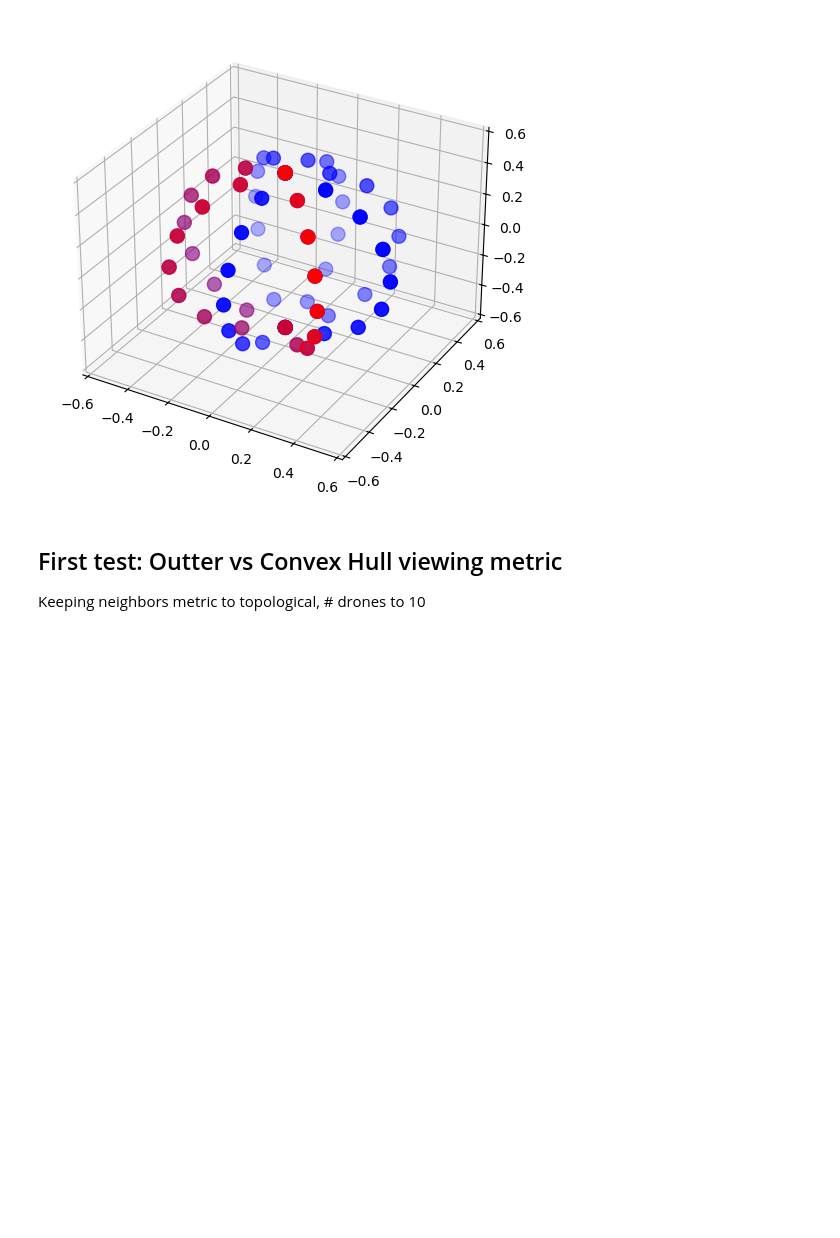
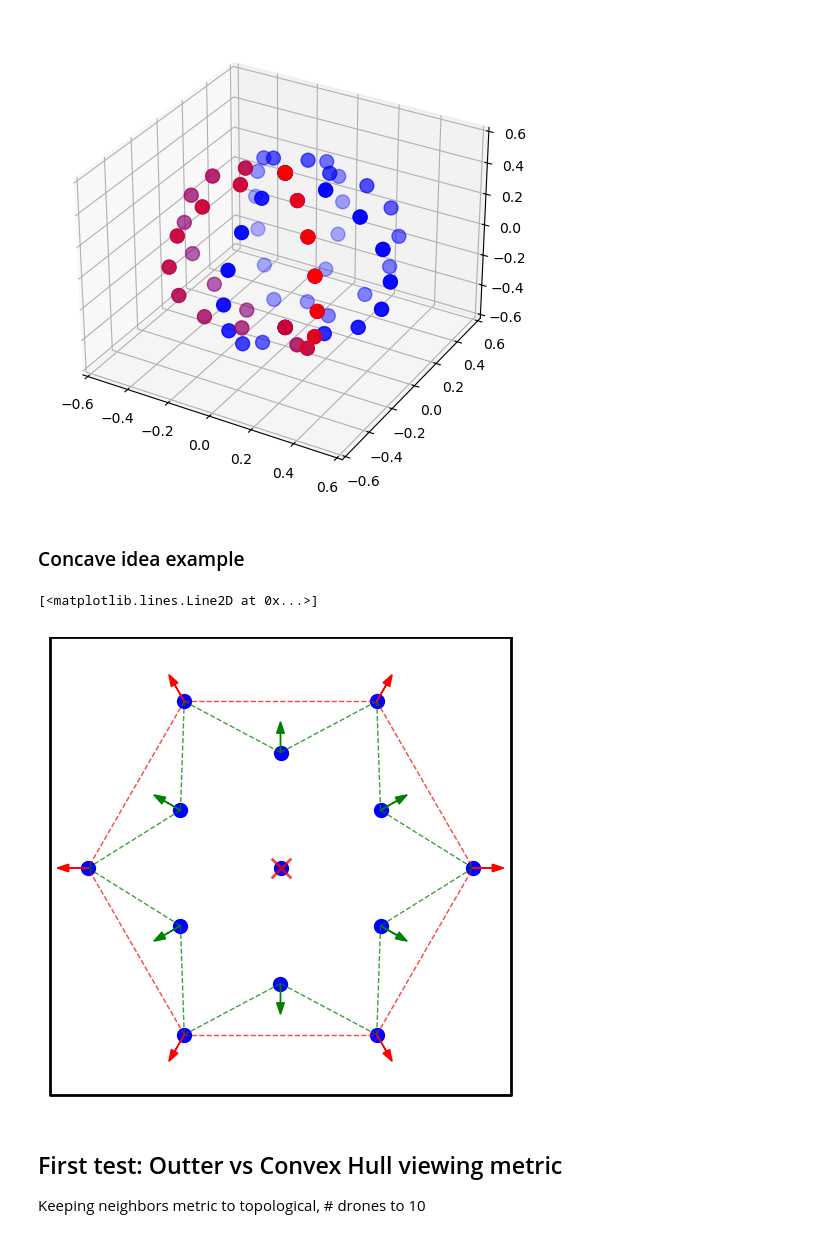
Before and after one commit to Alex0021/Robotic_Project1, a Jupyter notebook: notebooks/metric_eval.ipynb, the cells around one changed output. Drawn from its saved outputs; the diff is of its cells as text; code cells hidden in the pictures; blank space fills up the shorter version.

Commit message:
Added example of concave hull metric

```diff
--- a/notebooks/metric_eval.ipynb
+++ b/notebooks/metric_eval.ipynb
@@ -598,6 +598,74 @@ ax.scatter(x[selected], y[selected], z[selected], marker='o', color='g', s=SIZE)
 WARNING :: Eigenvalues are too close to each other, averaging the two smallest
 ValueError: shapes (27,) and (3,9) not aligned: 27 (dim 0) != 3 (dim 0)
 [figure]
+# %% [markdown]
+### Concave idea example
+# %%
+# Simple average of neighbors
+import numpy as np
+import matplotlib.pyplot as plt
+
+BOUND = 0.6
+SIZE = 100
+# 8 drones on a circle + 1 in the center
+n = 13
+r = 0.5
+r_inner = 0.3
+inner_idx = [1,3,5,7,9,11]
+# neighbors
+neighbors = [4,5,7]
+selected = 6
+# positions
+x = [0] + [r_inner*np.cos(2*np.pi*i/(n-1)) if i in inner_idx else r*np.cos(2*np.pi*i/(n-1)) for i in range(n-1)]
+y = [0] + [r_inner*np.sin(2*np.pi*i/(n-1)) if i in inner_idx else r*np.sin(2*np.pi*i/(n-1)) for i in range(n-1)]
+
+# Set figure
+plt.figure(figsize=(6,6))
+plt.axis('equal')
+
+plt.axis([-BOUND, BOUND, -BOUND, BOUND])
+# Hide axes
+plt.axis('off')
+
+# Draw convex hull with dotted line of all points
+from scipy.spatial import ConvexHull
+points = np.array([[x[i], y[i]] for i in range(n)])
+hull = ConvexHull(points)
+for simplex in hull.simplices:
+    plt.plot(points[simplex, 0], points[simplex, 1], 'r--', alpha=0.75, lw=1)
+
+# Add triangles to fir inner ring to outter ring with dotted line
+for i in range(len(inner_idx)):
+    plt.plot([x[inner_idx[i]], x[inner_idx[i]+1]], [y[inner_idx[i]], y[inner_idx[i]+1]], 'g--', alpha=0.75, lw=1)
+for i in range(1,len(inner_idx)):
+    plt.plot([x[inner_idx[i]], x[inner_idx[i]-1]], [y[inner_idx[i]], y[inner_idx[i]-1]], 'g--', alpha=0.75, lw=1)
+plt.plot([x[inner_idx[0]], x[-1]], [y[inner_idx[0]], y[-1]], 'g--', alpha=0.75, lw=1)
+
+# Scatter plot
+plt.scatter(x, y, marker='o', color='b', s=SIZE)
+
+# Add x mark to center drone
+plt.scatter(x[0], y[0], marker='x', color=[[1,0,0,0.75]], s=200, linewidth=2)
+
+# Add arrows for points on convex hull pointing away on the outter points
+for i in hull.vertices:
+    dir = np.array([x[i] - x[0], y[i] - y[0]])
+    dir = dir / np.linalg.norm(dir)
+    plt.arrow(x[i], y[i], dir[0]*0.05, dir[1]*0.05, head_width=0.02, head_length=0.03, fc='r', ec='r')
+
+# Add arrows for points on convex hull pointing away on the inner points
+for i in range(1,n):
+    if i not in inner_idx:
+        dir = np.array([x[i] - x[0], y[i] - y[0]])
+        dir = dir / np.linalg.norm(dir)
+        plt.arrow(x[i], y[i], dir[0]*0.05, dir[1]*0.05, head_width=0.02, head_length=0.03, fc='g', ec='g')
+
+
+# Create a box around the plot
+plt.plot([BOUND, BOUND, -BOUND, -BOUND, BOUND], [BOUND, -BOUND+0.01, -BOUND+0.01, BOUND, BOUND], 'k-', lw=2)
+# %% [output]
+[<matplotlib.lines.Line2D at 0x...>]
+[figure, added]
 # %% [markdown]
 ## First test: Outter vs Convex Hull viewing metric
 Keeping neighbors metric to topological, # drones to 10
```
